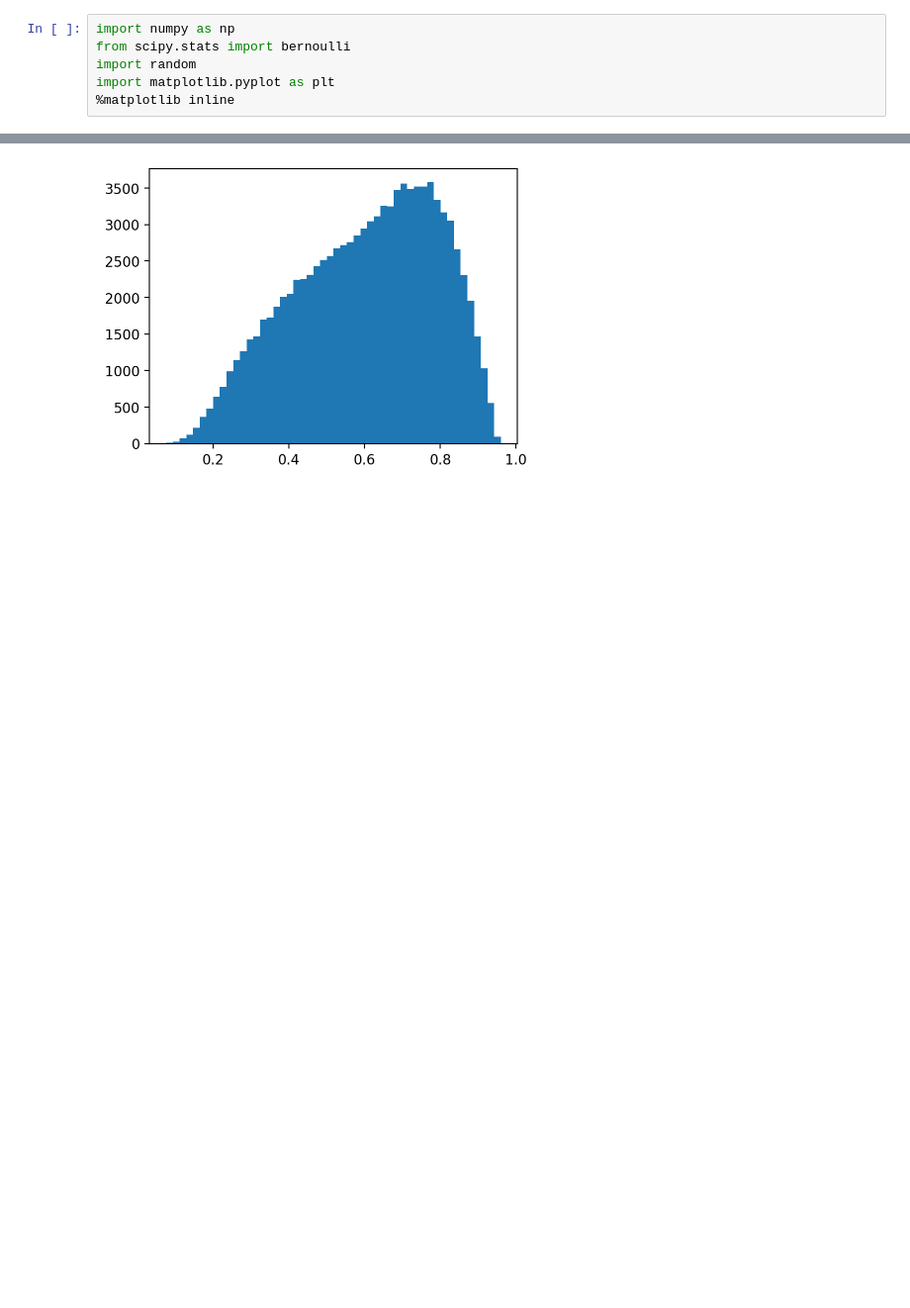
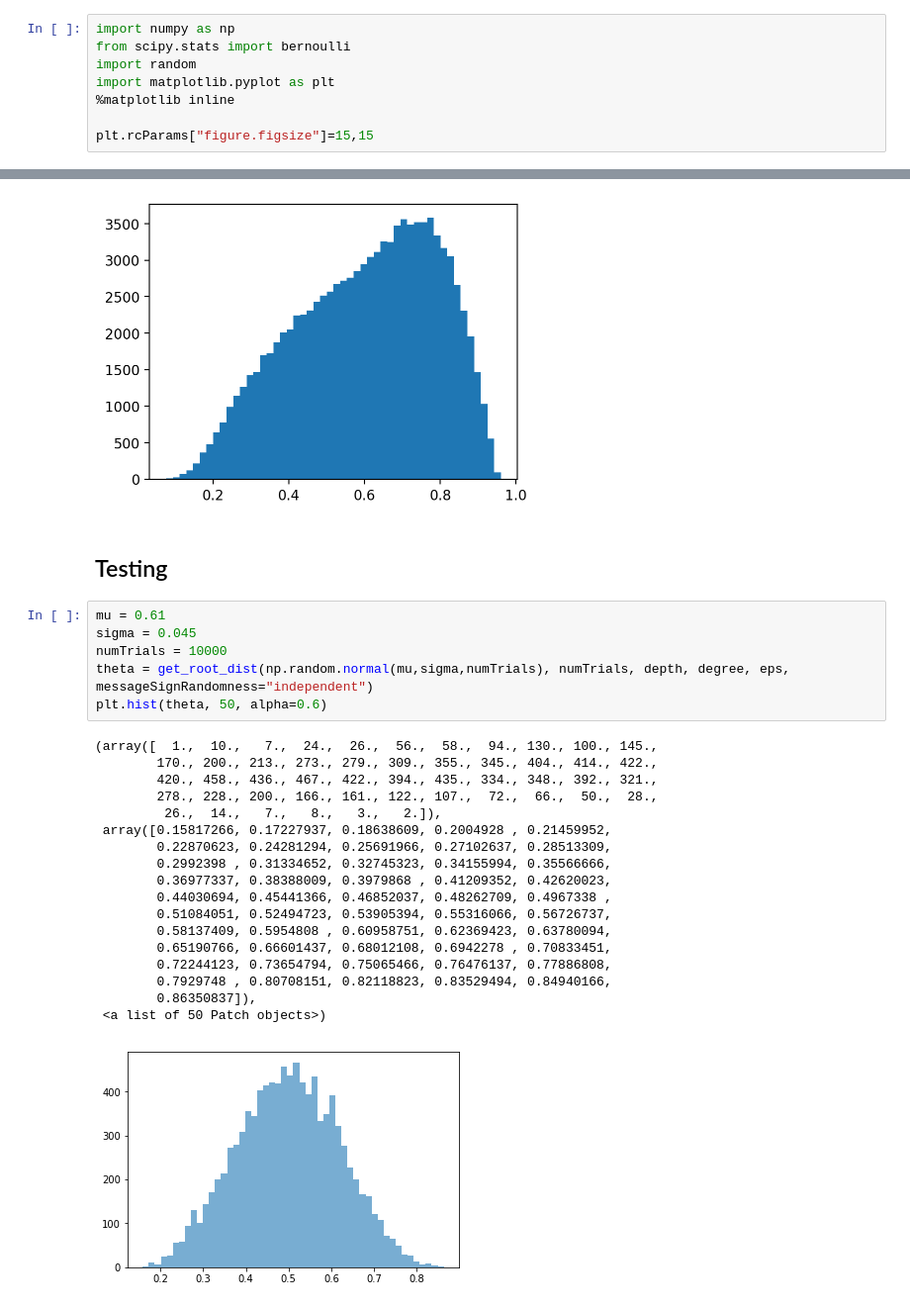
Before and after one commit to samhopkins/posterior-sdp, a Jupyter notebook: hacky-broadcast.ipynb, the cells around one changed output, grey strips where cells are left out. Shown at 99% size. Cells and saved outputs as stored; diff of their text form; blank space fills up the shorter version.

```diff
--- a/hacky-broadcast.ipynb
+++ b/hacky-broadcast.ipynb
@@ -4,6 +4,8 @@ from scipy.stats import bernoulli
 import random
 import matplotlib.pyplot as plt
 %matplotlib inline
+
+plt.rcParams["figure.figsize"]=15,15
 # %%
 # Takes a list of n bits and produces degree*n bits, `degree' bits produced by broadcast process from each input bit
 def expandArrayFast(L,degree,eps):
@@ -302,3 +351,30 @@ plt.hist(theta,50)
         0.96056589]),
  <a list of 50 Patch objects>)
 [figure]
+# %% [markdown]
+## Testing
+# %%
+mu = 0.61
+sigma = 0.045
+numTrials = 10000
+theta = get_root_dist(np.random.normal(mu,sigma,numTrials), numTrials, depth, degree, eps, messageSignRandomness="independent")
+plt.hist(theta, 50, alpha=0.6)
+# %% [output]
+(array([  1.,  10.,   7.,  24.,  26.,  56.,  58.,  94., 130., 100., 145.,
+        170., 200., 213., 273., 279., 309., 355., 345., 404., 414., 422.,
+        420., 458., 436., 467., 422., 394., 435., 334., 348., 392., 321.,
+        278., 228., 200., 166., 161., 122., 107.,  72.,  66.,  50.,  28.,
+         26.,  14.,   7.,   8.,   3.,   2.]),
+ array([0.15817266, 0.17227937, 0.18638609, 0.2004928 , 0.21459952,
+        0.22870623, 0.24281294, 0.25691966, 0.27102637, 0.28513309,
+        0.2992398 , 0.31334652, 0.32745323, 0.34155994, 0.35566666,
+        0.36977337, 0.38388009, 0.3979868 , 0.41209352, 0.42620023,
+        0.44030694, 0.45441366, 0.46852037, 0.48262709, 0.4967338 ,
+        0.51084051, 0.52494723, 0.53905394, 0.55316066, 0.56726737,
+        0.58137409, 0.5954808 , 0.60958751, 0.62369423, 0.63780094,
+        0.65190766, 0.66601437, 0.68012108, 0.6942278 , 0.70833451,
+        0.72244123, 0.73654794, 0.75065466, 0.76476137, 0.77886808,
+        0.7929748 , 0.80708151, 0.82118823, 0.83529494, 0.84940166,
+        0.86350837]),
+ <a list of 50 Patch objects>)
+[figure, added]
```
Also changed, not shown: parts of 1 cell of this notebook.
